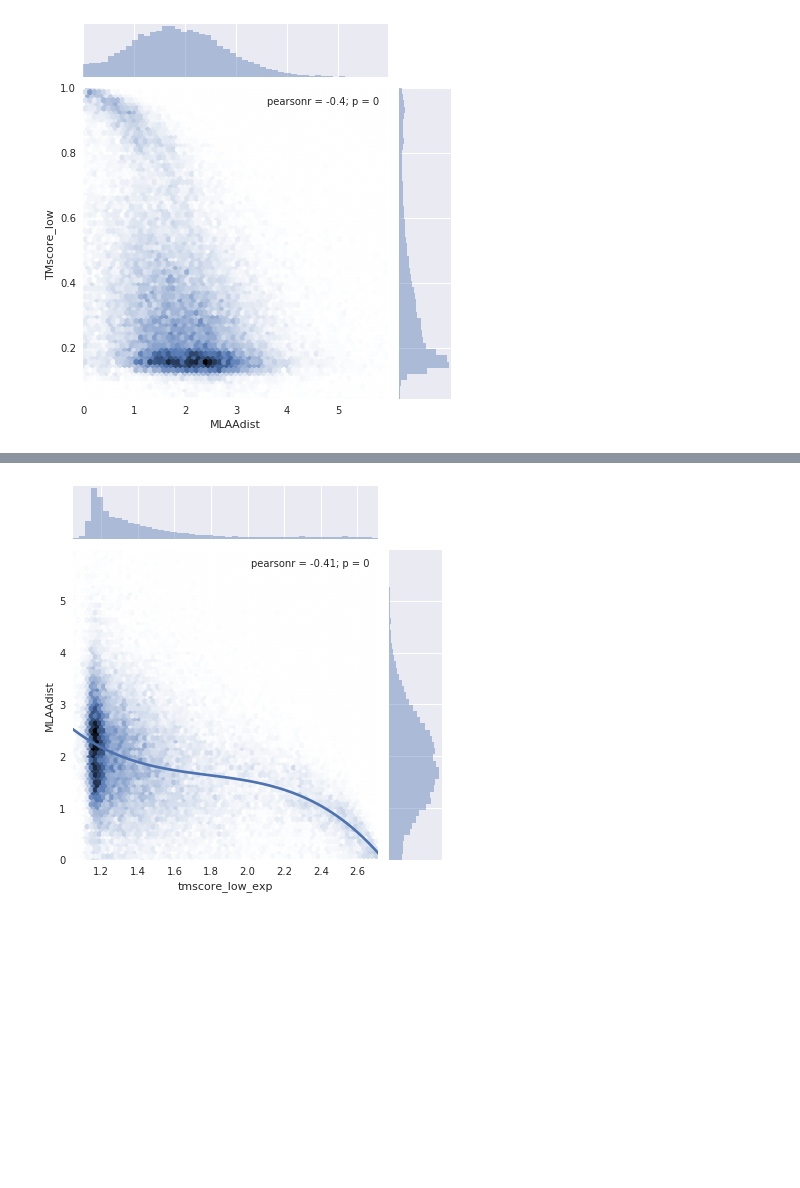
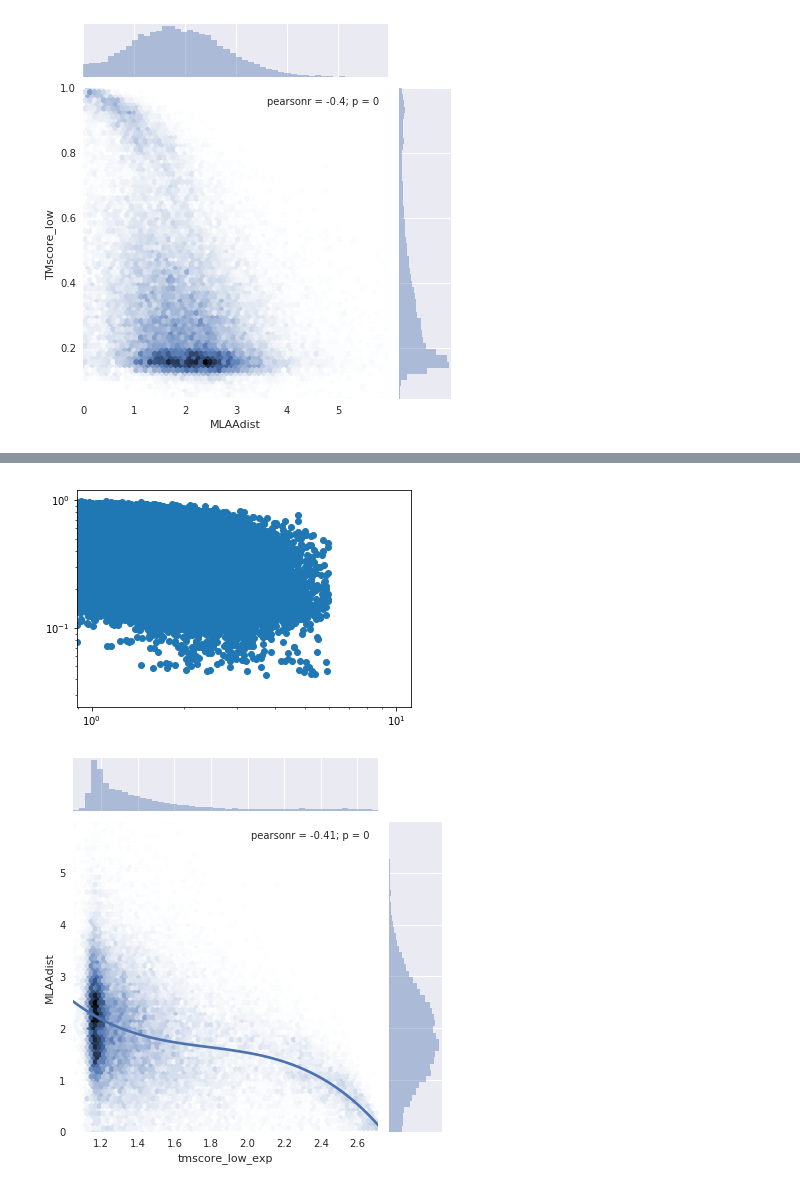
Before and after one commit to patrickbryant1/basic_scilife_scripts, a Jupyter notebook: visual/visual_notebook.ipynb, the cells around one changed output, grey strips where cells are left out. Cells and saved outputs as stored; diff of their text form; code cells hidden in the pictures; blank space fills up the shorter version.

```diff
--- a/visual/visual_notebook.ipynb
+++ b/visual/visual_notebook.ipynb
@@ -96,3 +188,10 @@ print(z)
+# %%
+plt.scatter(x,y)
+plt.xscale("log")
+plt.yscale("log")
+plt.show()
+# %% [output]
+[figure, added]
 # %%
 df = pd.DataFrame(list(zip(x, y)),
                columns =['MLAAdist', 'tmscore_low_exp'])
```
Also changed, not shown: parts of 5 cells of this notebook, 3 other files.
